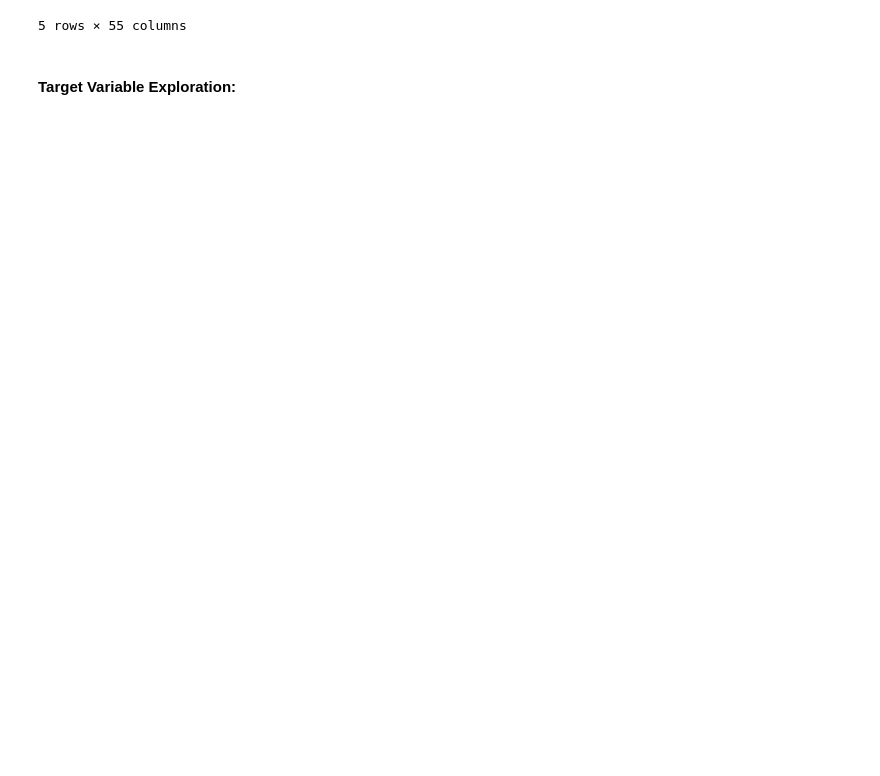
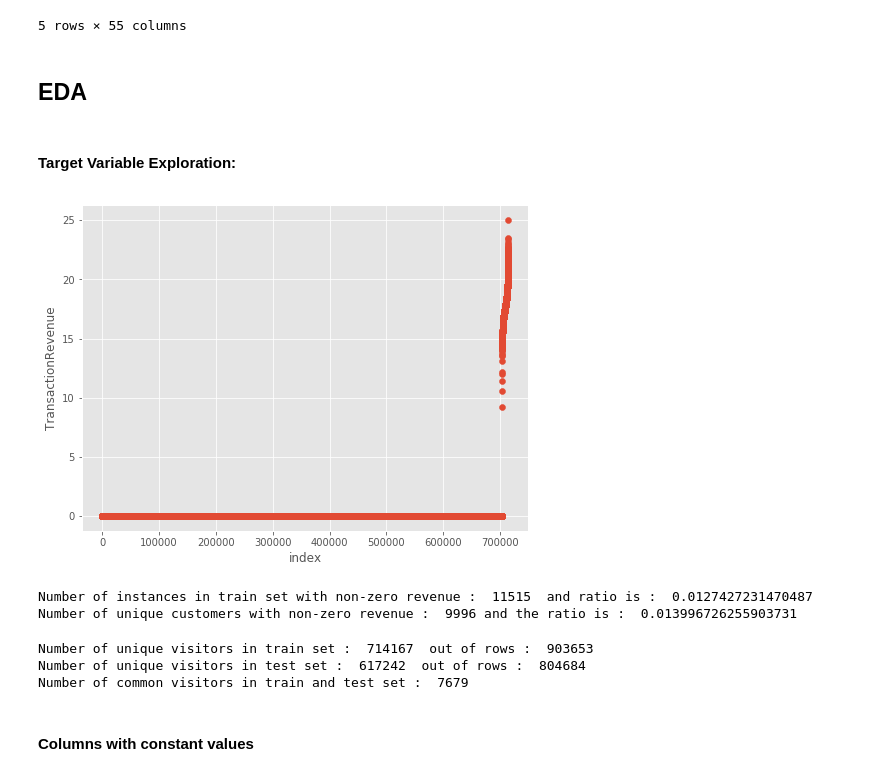
Before and after one commit to Yiming-Gao/Kaggle, a Jupyter notebook: Google_Analytics_Customer_Revenue_Prediction/Untitled.ipynb, the cells around one changed output. Cells and saved outputs as stored; diff of their text form; code cells hidden in the pictures; blank space fills up the shorter version.

```diff
--- a/Google_Analytics_Customer_Revenue_Prediction/Untitled.ipynb
+++ b/Google_Analytics_Customer_Revenue_Prediction/Untitled.ipynb
@@ -1,19 +1,32 @@
 # %%
+import os
+import json
 import numpy as np
 import pandas as pd
-import json
-import os
-# import bq_helper
 from pandas.io.json import json_normalize
+import matplotlib.pyplot as plt
 import seaborn as sns
-import matplotlib.pyplot as plt
+color = sns.color_palette()
+
 %matplotlib inline
-plt.style.use('ggplot')
+
+# Regular expressions
+import re
+
+from plotly import tools
+import plotly.offline as py
+py.init_notebook_mode(connected=True)
+import plotly.graph_objs as go
+
+from sklearn import model_selection, preprocessing, metrics
 import lightgbm as lgb
 
+pd.options.mode.chained_assignment = None
+pd.options.display.max_columns = 999
+
 from sklearn.preprocessing import LabelEncoder
-from sklearn.model_selection import TimeSeriesSplit, KFold
-from sklearn.metrics import mean_squared_error
+from sklearn.model_selection import TimeSeriesSplit, KFold, train_test_split, GridSearchCV
+from sklearn.metrics import (roc_curve, auc, accuracy_score, mean_squared_error)
 # %%
 def load_df(csv_path='../input/train.csv', JSON_COLUMNS = ['device', 'geoNetwork', 'totals', 'trafficSource']):
 
@@ -46,5 +61,36 @@ train_df.head()
 | 3 | Organic Search | 20160902 | 4763447161404445595 | 4763447161404445595_1472881213 | Not Socially Engaged | 1472881213 | 1 | ... |
 | 4 | Organic Search | 20160902 | 27294437909732085 | 27294437909732085_1472822600 | Not Socially Engaged | 1472822600 | 2 | ... |
 5 rows × 55 columns
+# %% [markdown]
+## EDA
 # %% [markdown]
 #### Target Variable Exploration:
+# %%
+train_df["totals.transactionRevenue"] = train_df["totals.transactionRevenue"].astype('float')
+gdf = train_df.groupby("fullVisitorId")["totals.transactionRevenue"].sum().reset_index()
+
+plt.figure(figsize=(8,6))
+plt.scatter(range(gdf.shape[0]), np.sort(np.log1p(gdf["totals.transactionRevenue"].values)))
+plt.xlabel('index', fontsize=12)
+plt.ylabel('TransactionRevenue', fontsize=12)
+plt.show()
+# %% [output]
+[figure, added]
+# %%
+nzi = pd.notnull(train_df["totals.transactionRevenue"]).sum()
+nzr = (gdf["totals.transactionRevenue"]>0).sum()
+print("Number of instances in train set with non-zero revenue : ", nzi, " and ratio is : ", nzi / train_df.shape[0])
+print("Number of unique customers with non-zero revenue : ", nzr, "and the ratio is : ", nzr / gdf.shape[0])
+# %% [output]
+Number of instances in train set with non-zero revenue :  11515  and ratio is :  0.0127427231470487
+Number of unique customers with non-zero revenue :  9996 and the ratio is :  0.013996726255903731
+# %%
+print("Number of unique visitors in train set : ",train_df.fullVisitorId.nunique(), " out of rows : ",train_df.shape[0])
+print("Number of unique visitors in test set : ",test_df.fullVisitorId.nunique(), " out of rows : ",test_df.shape[0])
+print("Number of common visitors in train and test set : ",len(set(train_df.fullVisitorId.unique()).intersection(set(test_df.fullVisitorId.unique())) ))
+# %% [output]
+Number of unique visitors in train set :  714167  out of rows :  903653
+Number of unique visitors in test set :  617242  out of rows :  804684
+Number of common visitors in train and test set :  7679
+# %% [markdown]
+#### Columns with constant values
```
Also changed, not shown: parts of 33 cells of this notebook.
